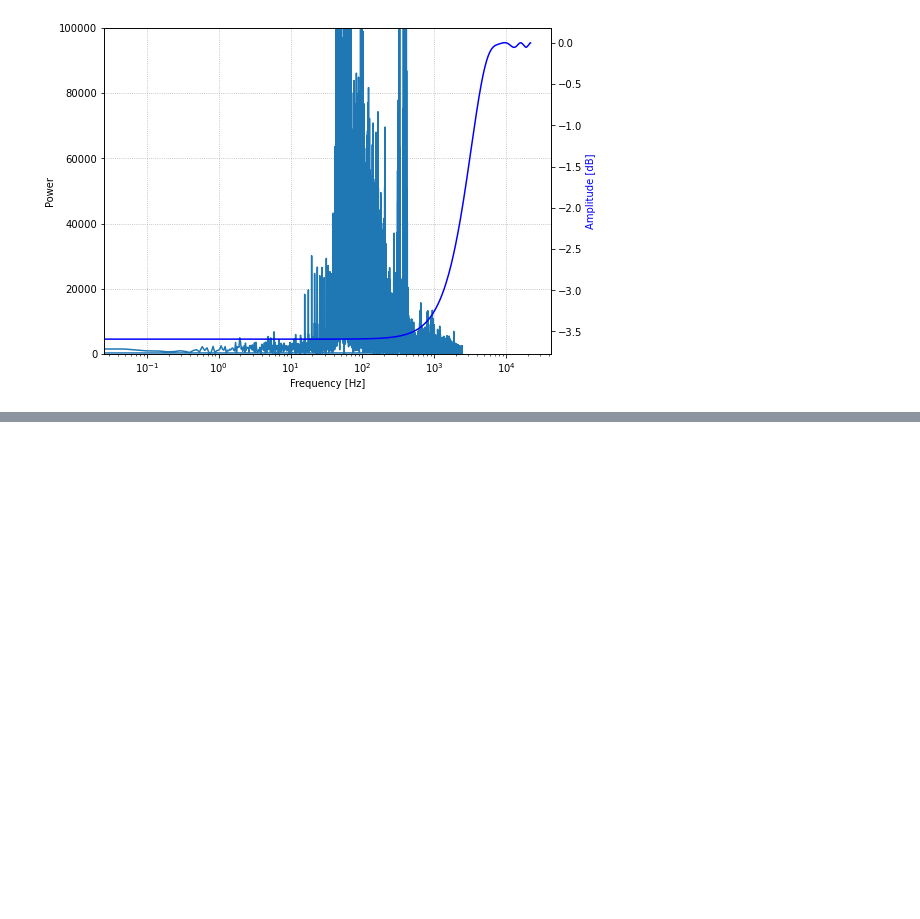
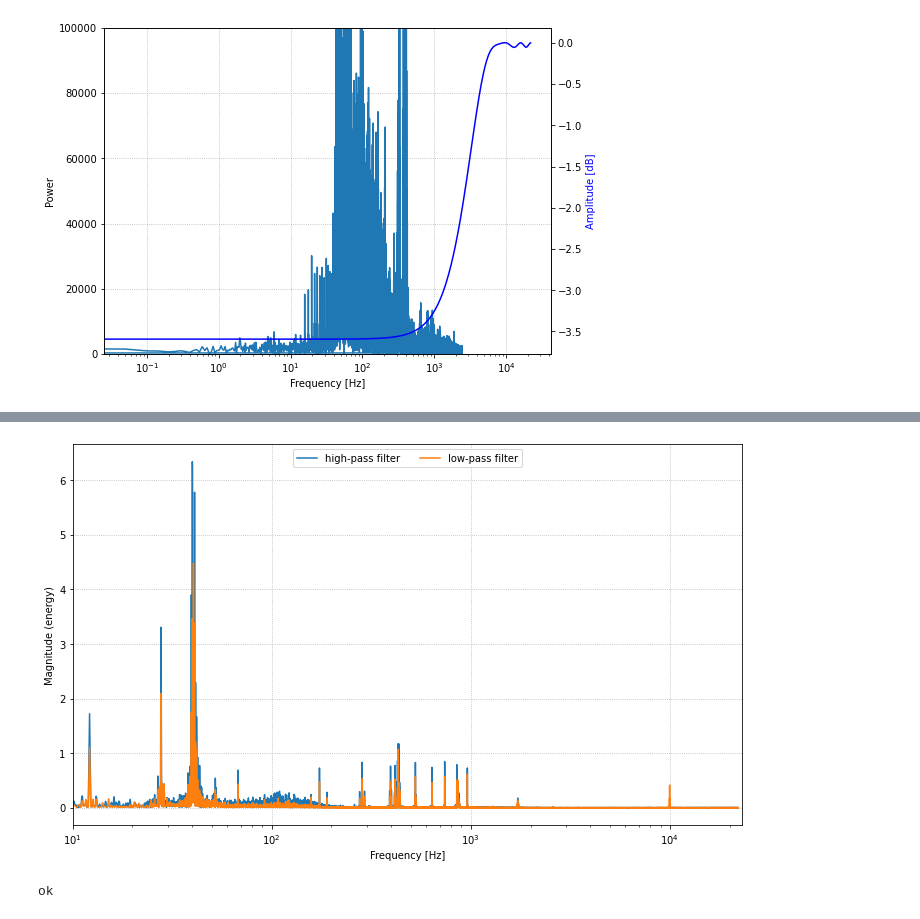
Before and after one commit to aidinattar/PMOD-FIR-filter-VHDL, a Jupyter notebook: Project.ipynb, the cells around one changed output, grey strips where cells are left out. Cells and saved outputs as stored; diff of their text form; code cells hidden in the pictures; blank space fills up the shorter version.

```diff
--- a/Project.ipynb
+++ b/Project.ipynb
@@ -295,0 +308,19 @@ plt.xlim(left=10)
+# %%
+fig, ax = plt.subplots(figsize=(12,7))
+
+ax.magnitude_spectrum(out_r_mul, Fs=44102, label = 'high-pass filter')
+ax.magnitude_spectrum(out_l_mul, Fs=44102, label = 'low-pass filter')
+ax.set_xlabel('Frequency [Hz]')
+#ax.set_ylabel('amplitude [arb. unit]')
+ax.grid(linestyle='dotted')
+ax.legend(loc='upper center', ncol=2)
+
+#ax.set_ylim(bottom=0, top=.1)
+ax.set_xlim(left=10)
+ax.set_xscale('log')
+
+plt.show()
+
+fig.savefig('figures/low_high_response_freq_mul.pdf')
+# %% [output]
+[figure, added]
@@ -295,0 +330,17 @@ plt.xlim(left=10)
+# %%
+with serial.Serial('/dev/ttyUSB1', baudrate=1026364) as ser: #537619 115200
+    d = ser.read(1000000)
+
+print('ok')
+
+out_l_200 = np.array(list(d[0:len(d):2]))
+out_r_200 = np.array(list(d[1:len(d):2]))
+for i in range(len(out_l_200)):
+    if out_l_200[i] > 127:
+        out_l_200[i] = out_l_200[i] - 256
+
+for i in range(len(out_r_200)):
+    if out_r_200[i] > 127:
+        out_r_200[i] = out_r_200[i] - 256
+# %% [output]
+ok
```
Also changed, not shown: parts of 32 cells of this notebook, 15 other files.
